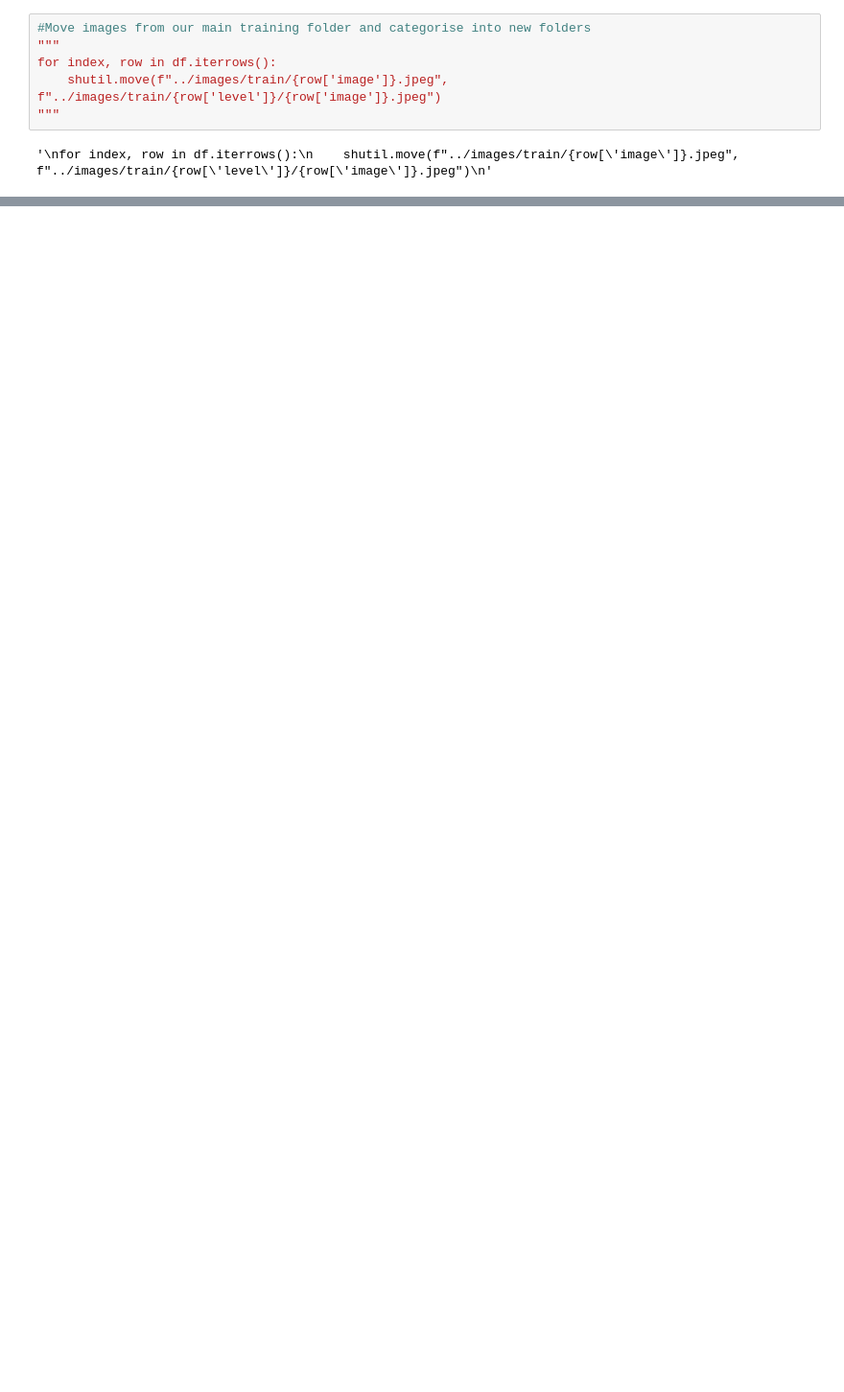
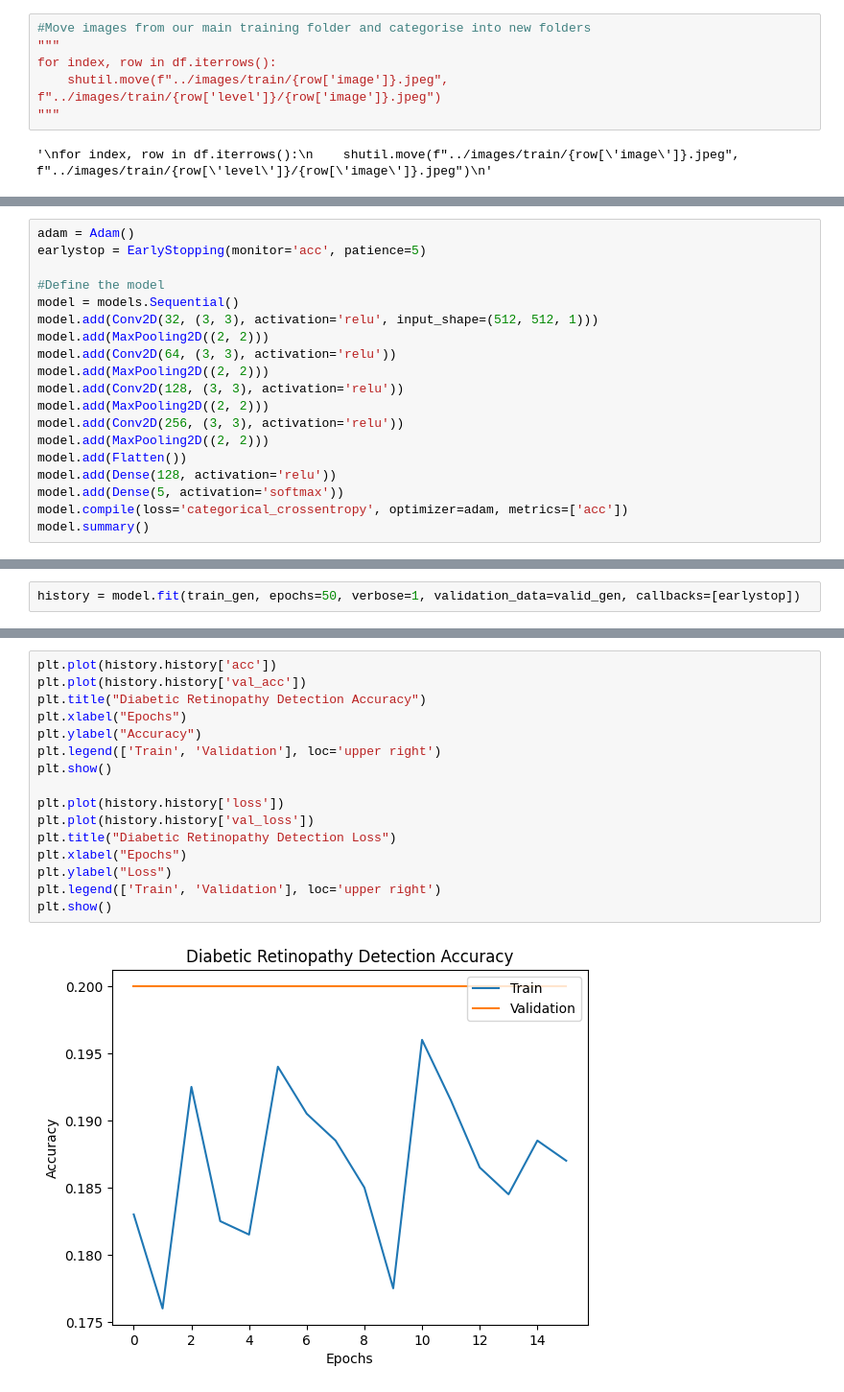
Before and after one commit to UDulius/grading-diabetic-retinopathy, a Jupyter notebook: grading-diabetic-retinopathy/grading-diabetic-retinopathy.ipynb, the cells around one changed output, grey strips where cells are left out. Shown at 96% size. Cells and saved outputs as stored; diff of their text form; blank space fills up the shorter version.

```diff
--- a/grading-diabetic-retinopathy/grading-diabetic-retinopathy.ipynb
+++ b/grading-diabetic-retinopathy/grading-diabetic-retinopathy.ipynb
@@ -137,0 +283,19 @@ for images, labels in validation_ds.take(1):
+# %%
+adam = Adam()
+earlystop = EarlyStopping(monitor='acc', patience=5)
+
+#Define the model
+model = models.Sequential()
+model.add(Conv2D(32, (3, 3), activation='relu', input_shape=(512, 512, 1)))
+model.add(MaxPooling2D((2, 2)))
+model.add(Conv2D(64, (3, 3), activation='relu'))
+model.add(MaxPooling2D((2, 2)))
+model.add(Conv2D(128, (3, 3), activation='relu'))
+model.add(MaxPooling2D((2, 2)))
+model.add(Conv2D(256, (3, 3), activation='relu'))
+model.add(MaxPooling2D((2, 2)))
+model.add(Flatten())
+model.add(Dense(128, activation='relu'))
+model.add(Dense(5, activation='softmax'))
+model.compile(loss='categorical_crossentropy', optimizer=adam, metrics=['acc'])
+model.summary()
@@ -137,0 +320,2 @@ for images, labels in validation_ds.take(1):
+# %%
+history = model.fit(train_gen, epochs=50, verbose=1, validation_data=valid_gen, callbacks=[earlystop])
@@ -137,0 +342,18 @@ for images, labels in validation_ds.take(1):
+# %%
+plt.plot(history.history['acc'])
+plt.plot(history.history['val_acc'])
+plt.title("Diabetic Retinopathy Detection Accuracy")
+plt.xlabel("Epochs")
+plt.ylabel("Accuracy")
+plt.legend(['Train', 'Validation'], loc='upper right')
+plt.show()
+
+plt.plot(history.history['loss'])
+plt.plot(history.history['val_loss'])
+plt.title("Diabetic Retinopathy Detection Loss")
+plt.xlabel("Epochs")
+plt.ylabel("Loss")
+plt.legend(['Train', 'Validation'], loc='upper right')
+plt.show()
+# %% [output]
+[figure, added]
```
Also changed, not shown: parts of 13 cells of this notebook.
